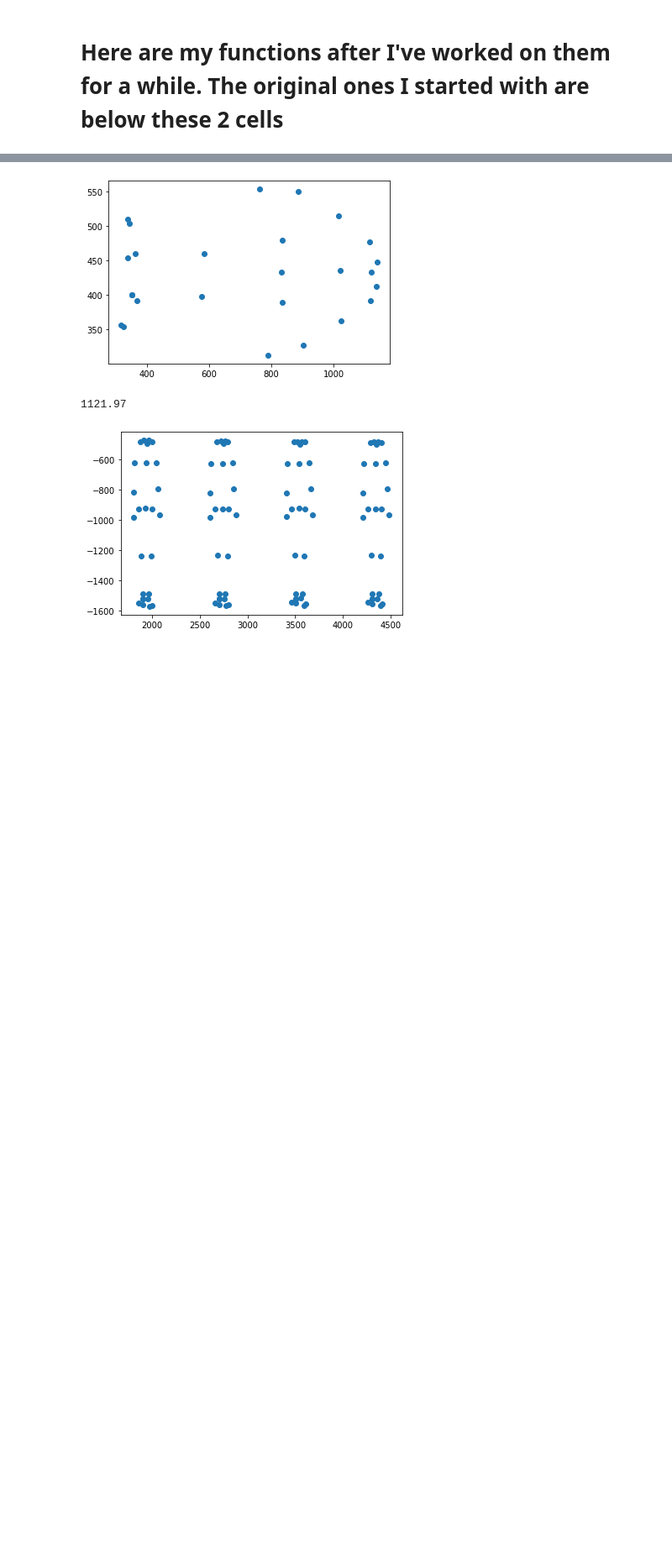
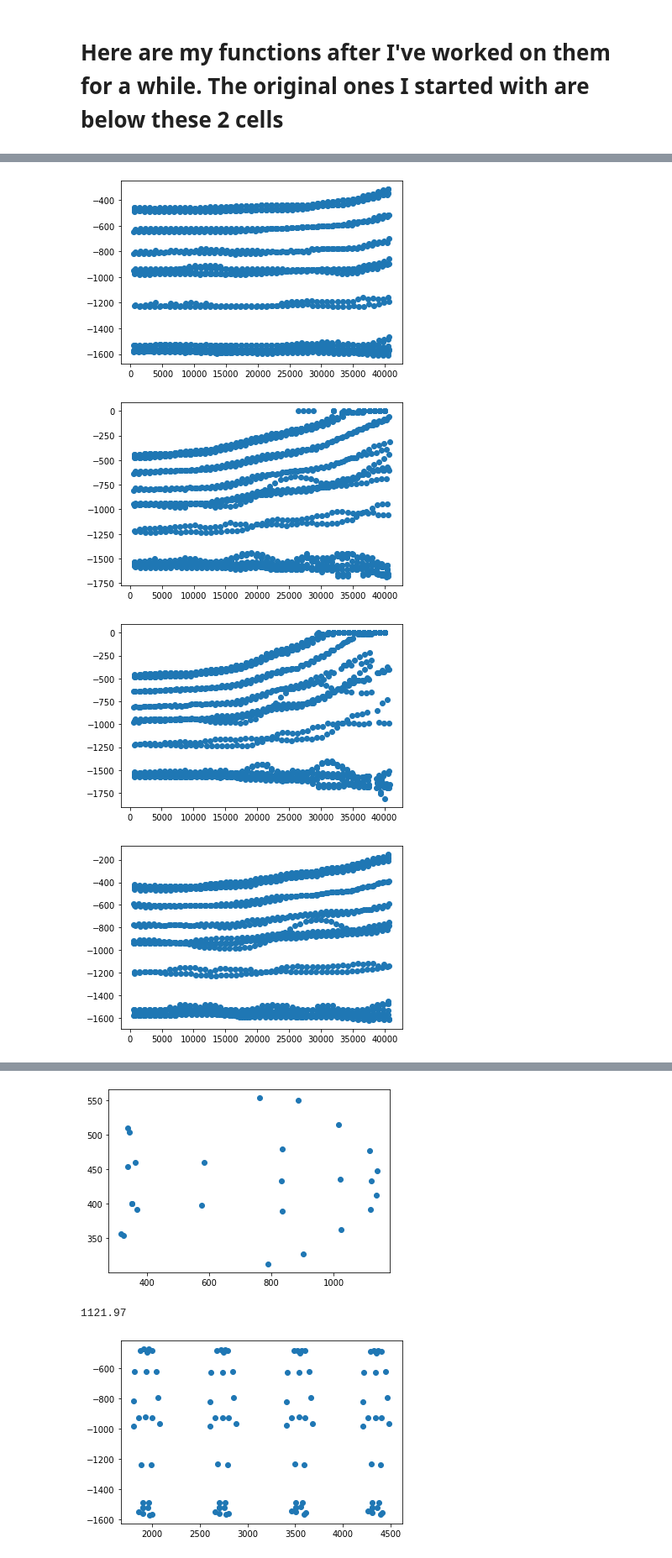
Before and after one commit to nrush23/Machine-Learning-2022, a Jupyter notebook: Kouh_Example.ipynb, the cells around one changed output, grey strips where cells are left out. Shown: that part at 84% size. Drawn from its saved outputs; the diff is of its cells as text; code cells hidden in the pictures; blank space fills up the shorter version.

```diff
--- a/Kouh_Example.ipynb
+++ b/Kouh_Example.ipynb
@@ -145,0 +173,38 @@ sortFiles2('Ashita2_')
+# %%
+data.clear()
+sortFiles2('Jai1_')
+displayGraph(0,50)
+
+data.clear()
+sortFiles2('Jai2_')
+displayGraph(0,50)
+
+data.clear()
+sortFiles2('Jai3_')
+displayGraph(0,50)
+
+data.clear()
+sortFiles2('Jai4_')
+displayGraph(0,50)
+
+
+data.clear()
+sortFiles2('Jai5_')
+displayGraph(0,50)
+
+data.clear()
+sortFiles2('Jai6_')
+displayGraph(0,50)
+
+data.clear()
+sortFiles2('Jai7_')
+displayGraph(0,50)
+
+data.clear()
+sortFiles2('Jai8_')
+displayGraph(0,50)
+# %% [output]
+[figure, added]
+[figure, added]
+[figure, added]
+[figure, added]
```
Also changed, not shown: parts of 5 cells of this notebook.
